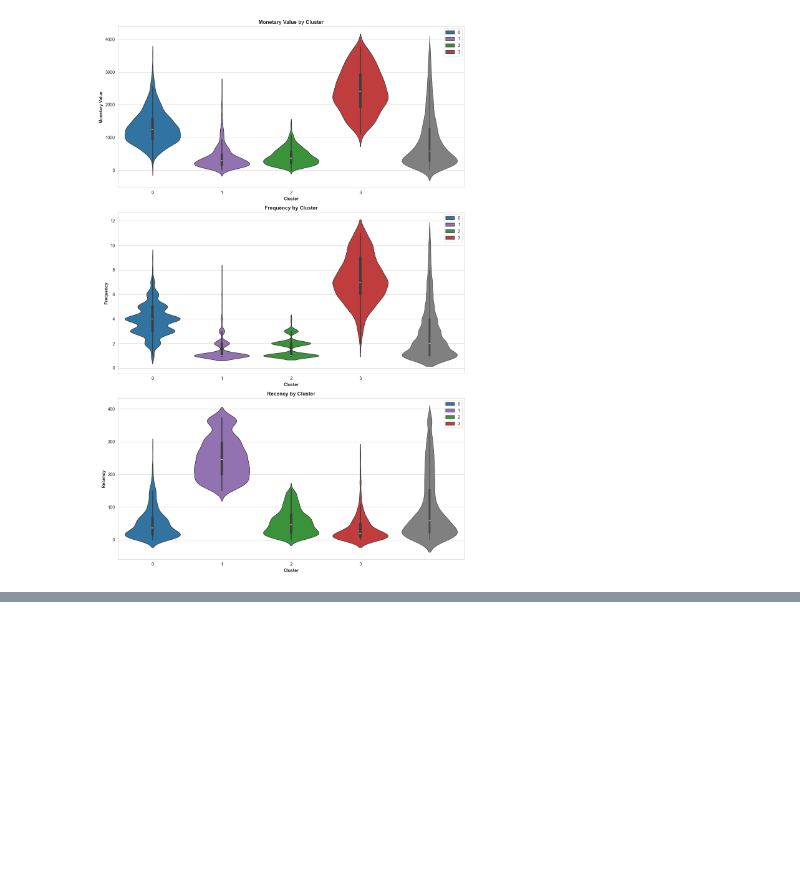
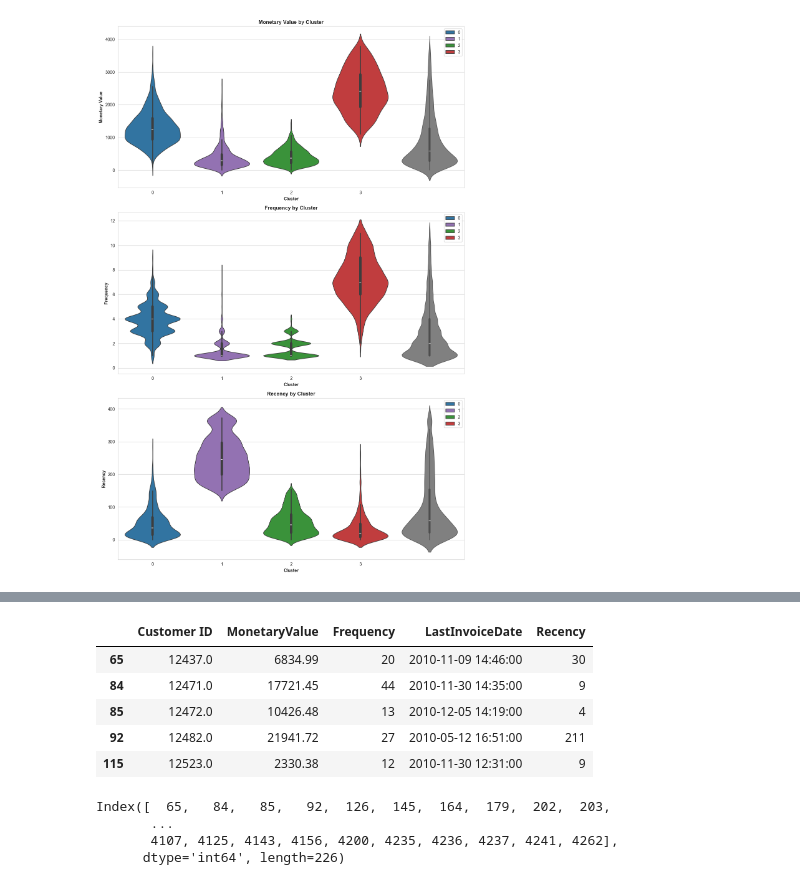
Before and after one commit to abdullahashfaq-ds/Online-Retail-Customer-Analysis, a Jupyter notebook: notebooks/online_retail_analysis.ipynb, the cells around one changed output, grey strips where cells are left out. Cells and saved outputs as stored; diff of their text form; code cells hidden in the pictures; blank space fills up the shorter version.

```diff
--- a/notebooks/online_retail_analysis.ipynb
+++ b/notebooks/online_retail_analysis.ipynb
@@ -723,0 +746,17 @@ plt.show()
+# %%
+frequency_outliers_df.head()
+# %% [output]
+|  | Customer ID | MonetaryValue | Frequency | LastInvoiceDate | Recency |
+| 65 | 12437.0 | 6834.99 | 20 | 2010-11-09 14:46:00 | 30 |
+| 84 | 12471.0 | 17721.45 | 44 | 2010-11-30 14:35:00 | 9 |
+| 85 | 12472.0 | 10426.48 | 13 | 2010-12-05 14:19:00 | 4 |
+| 92 | 12482.0 | 21941.72 | 27 | 2010-05-12 16:51:00 | 211 |
+| 115 | 12523.0 | 2330.38 | 12 | 2010-11-30 12:31:00 | 9 |
+# %%
+overlap_indices = monetary_outliers_df.index.intersection(frequency_outliers_df.index)
+overlap_indices
+# %% [output]
+Index([  65,   84,   85,   92,  126,  145,  164,  179,  202,  203,
+       ...
+       4107, 4125, 4143, 4156, 4200, 4235, 4236, 4237, 4241, 4262],
+      dtype='int64', length=226)
```
Also changed, not shown: parts of 8 cells of this notebook.
